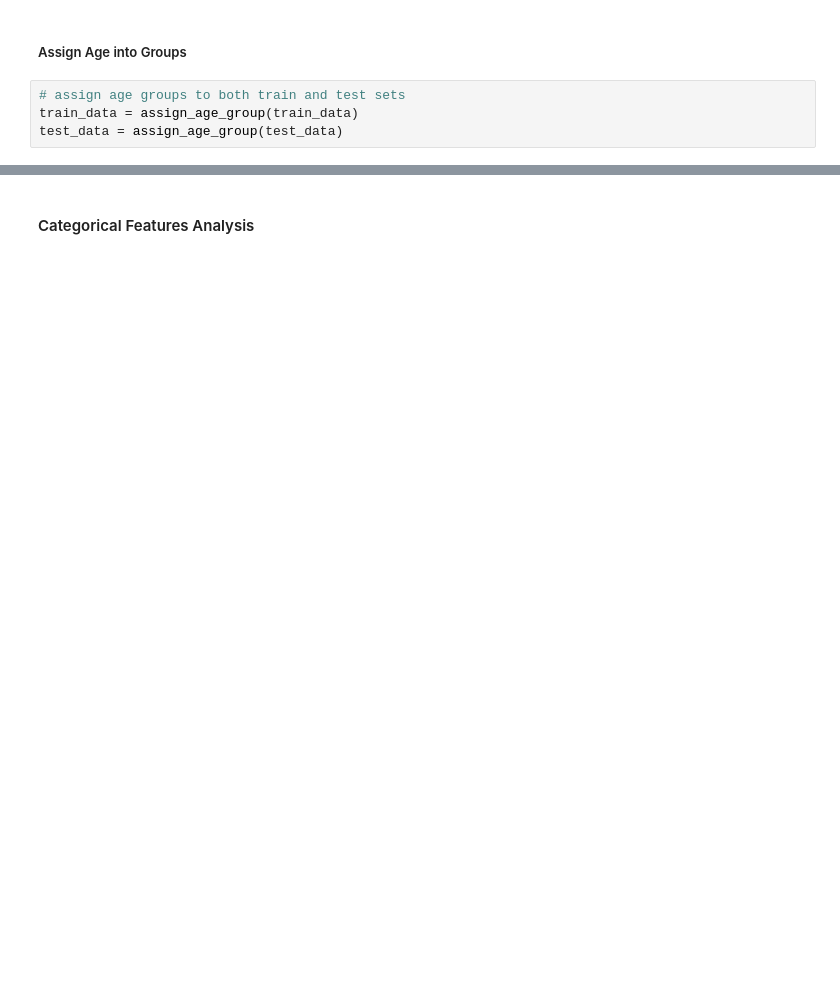
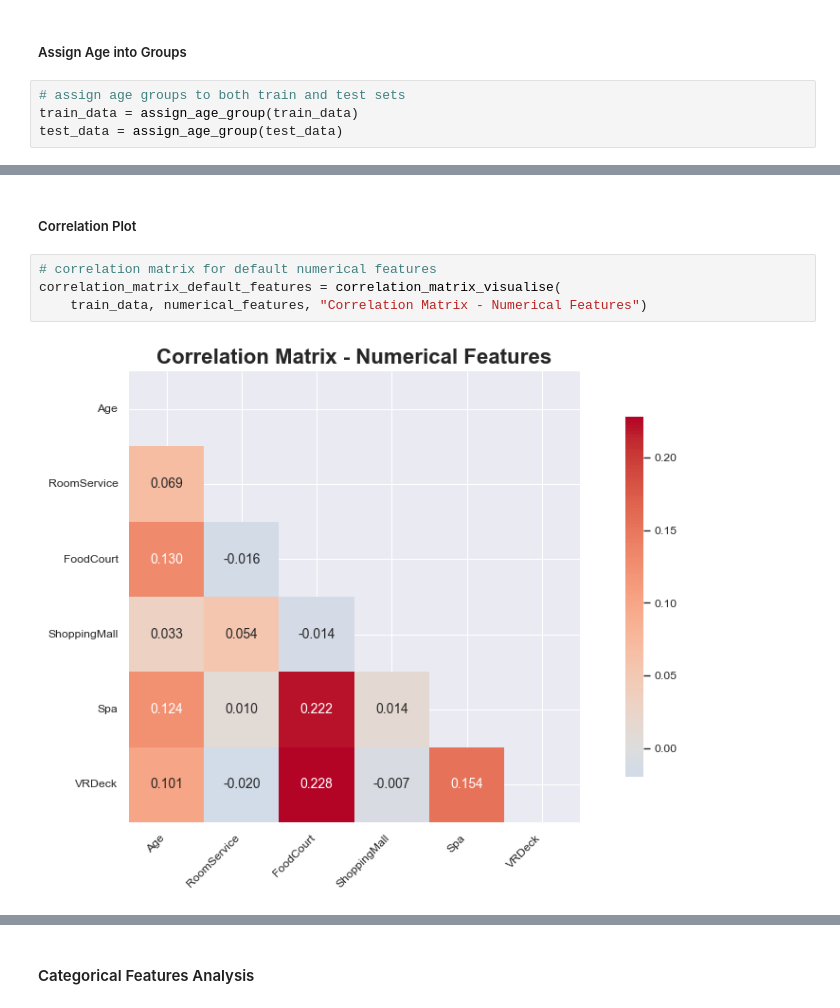
Before and after one commit to RMDS-GroupProject/spaceship_titanic, a Jupyter notebook: main_notebook.ipynb, the cells around one changed output, grey strips where cells are left out. Saved outputs shown, nothing was run; the diff lists cells and outputs as text; blank space fills up the shorter version.

```diff
--- a/impute_missing_values.ipynb
+++ b/main_notebook.ipynb
@@ -822,0 +933,8 @@ plt.show()
+# %% [markdown]
+##### Correlation Plot
+# %%
+# correlation matrix for default numerical features
+correlation_matrix_default_features = correlation_matrix_visualise(
+    train_data, numerical_features, "Correlation Matrix - Numerical Features")
+# %% [output]
+[figure, added]
```
Also changed, not shown: parts of 19 cells of this notebook, 6 other files.
